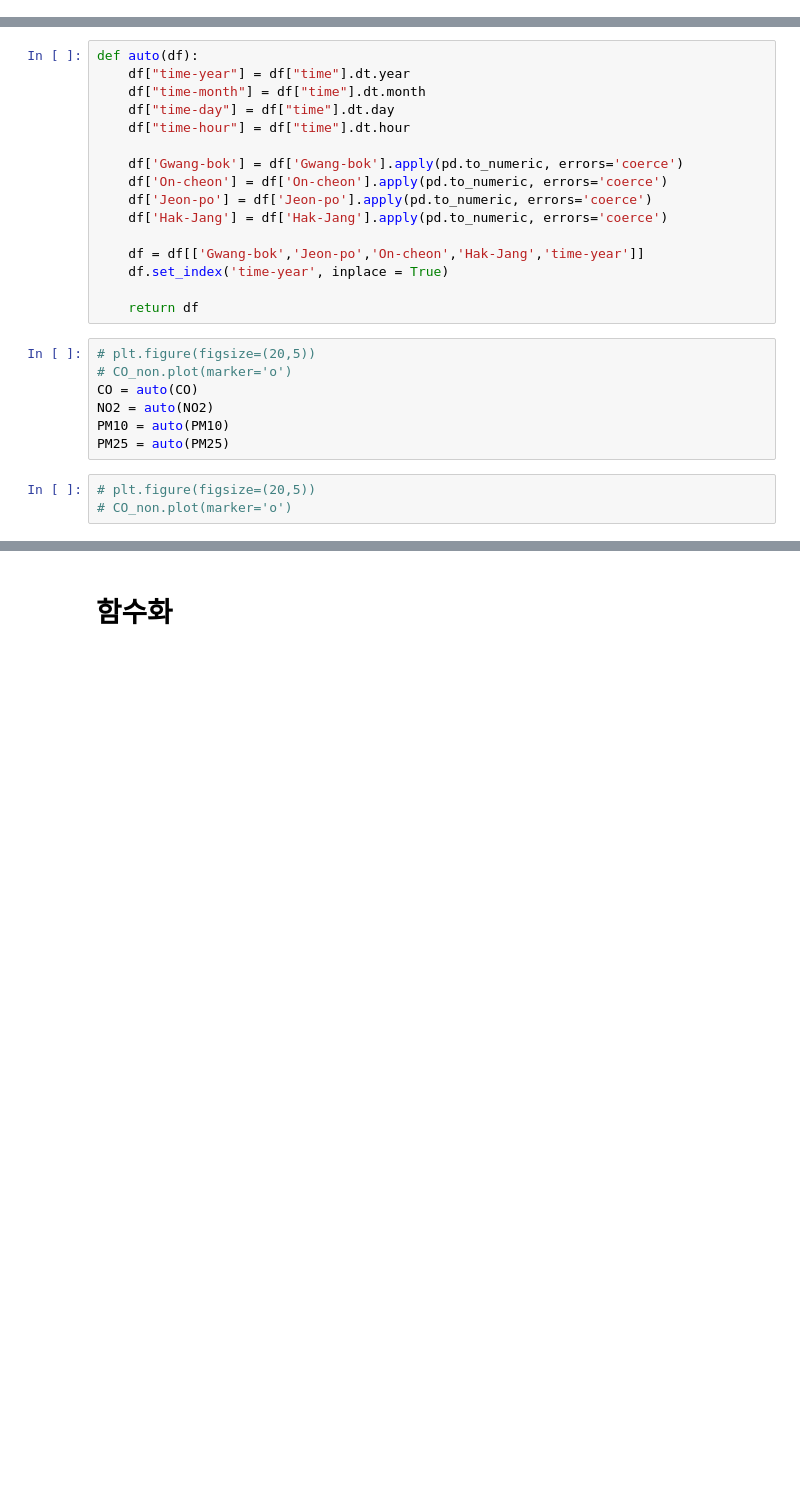
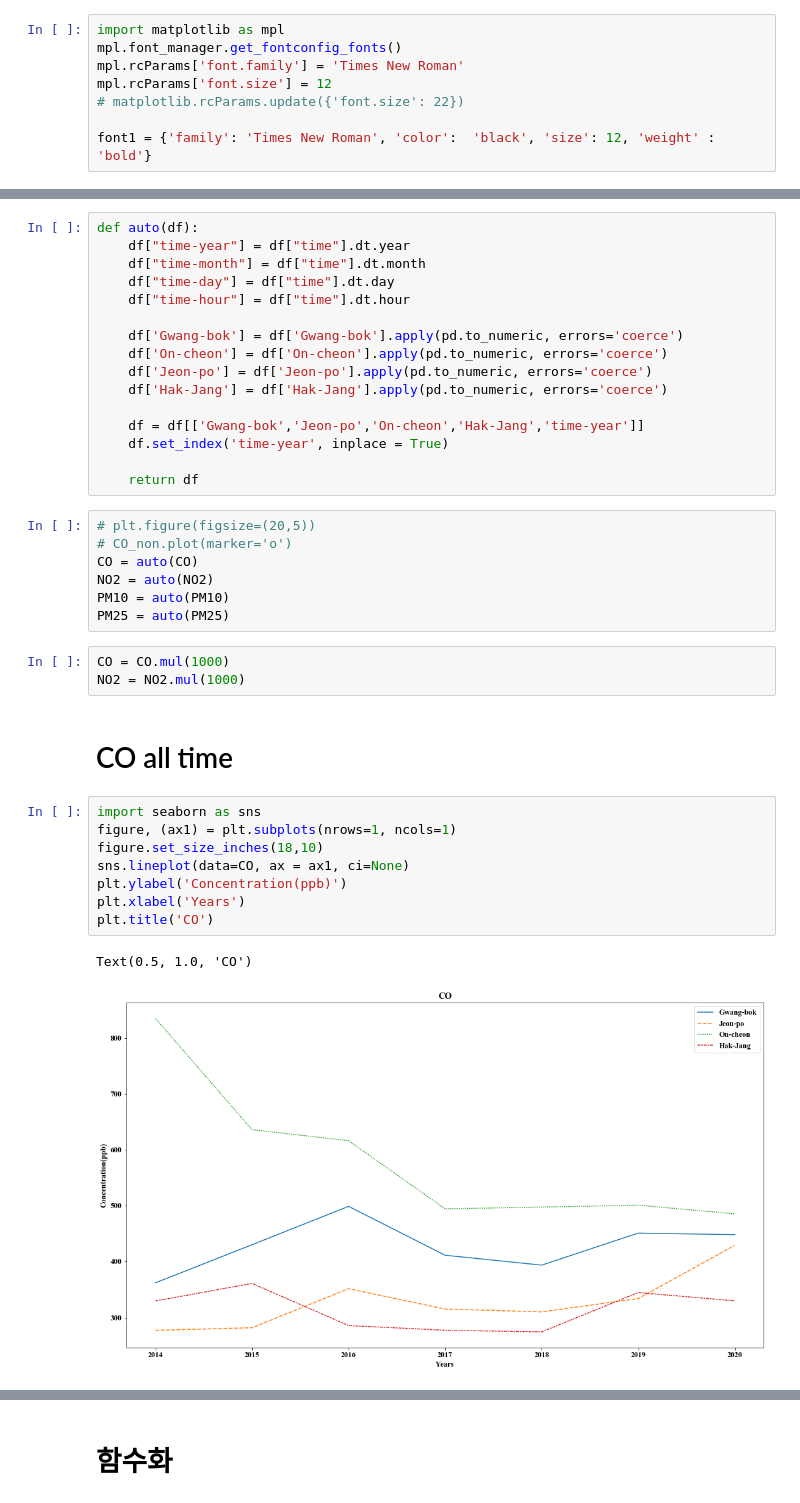
Before and after one commit to tbnsok40/Busan-Subway-Station-Pollutants-data, a Jupyter notebook: [LAB] AQMS Non-OP.ipynb, the cells around one changed output, grey strips where cells are left out. Drawn from its saved outputs; the diff is of its cells as text; blank space fills up the shorter version.

```diff
--- a/[LAB] AQMS Non-OP.ipynb
+++ b/[LAB] AQMS Non-OP.ipynb
@@ -1,3 +1,11 @@
+# %%
+import matplotlib as mpl
+mpl.font_manager.get_fontconfig_fonts()
+mpl.rcParams['font.family'] = 'Times New Roman'
+mpl.rcParams['font.size'] = 12
+# matplotlib.rcParams.update({'font.size': 22})
+
+font1 = {'family': 'Times New Roman', 'color':  'black', 'size': 12, 'weight' : 'bold'}
 # %%
 CO = pd.read_csv('C:/Users/User/Desktop/연구실/AQMS_CO.csv')
 CO['time']=pd.date_range(start='2014-1-1-01', end='2020-2-1-00', freq = 'H')
@@ -35,6 +43,19 @@ CO = auto(CO)
 NO2 = auto(NO2)
 PM10 = auto(PM10)
 PM25 = auto(PM25)
-# %%
-# plt.figure(figsize=(20,5))
-# CO_non.plot(marker='o')
+# %%
+CO = CO.mul(1000)
+NO2 = NO2.mul(1000)
+# %% [markdown]
+# CO all time
+# %%
+import seaborn as sns
+figure, (ax1) = plt.subplots(nrows=1, ncols=1)
+figure.set_size_inches(18,10)
+sns.lineplot(data=CO, ax = ax1, ci=None)
+plt.ylabel('Concentration(ppb)')
+plt.xlabel('Years')
+plt.title('CO')
+# %% [output]
+Text(0.5, 1.0, 'CO')
+[figure, added]
```
Also changed, not shown: parts of 31 cells of this notebook.
